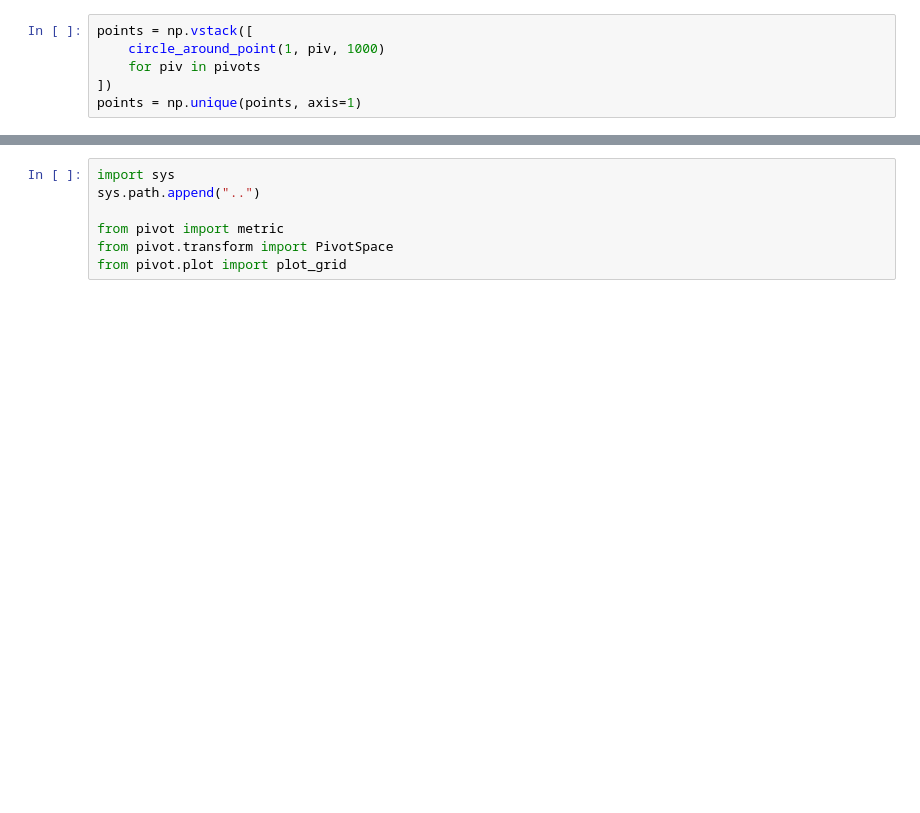
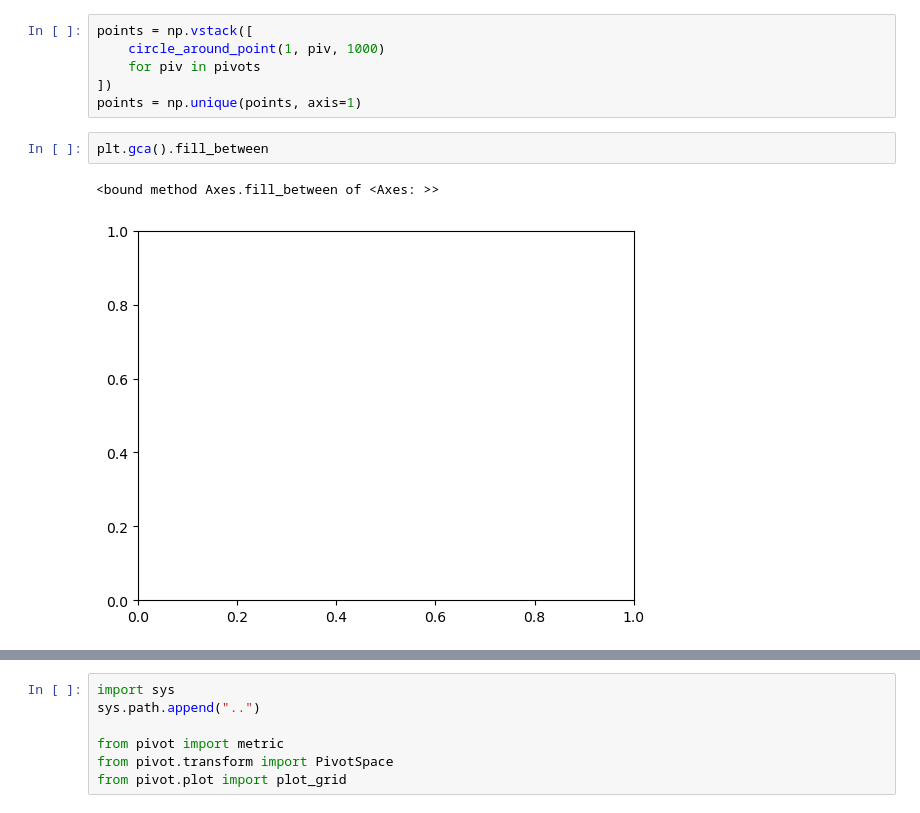
Before and after one commit to DimensionalScoop/metric_spaces, a Jupyter notebook: exploration/pivot_transform.ipynb, the cells around one changed output, grey strips where cells are left out. Saved outputs shown, nothing was run; the diff lists cells and outputs as text; blank space fills up the shorter version.

```diff
--- a/exploration/pivot_transform.ipynb
+++ b/exploration/pivot_transform.ipynb
@@ -144,4 +144,9 @@ points = np.vstack([
     for piv in pivots
 ])
 points = np.unique(points, axis=1)
+# %%
+plt.gca().fill_between
+# %% [output]
+<bound method Axes.fill_between of <Axes: >>
+[figure, added]
 # %%
```
Also changed, not shown: parts of 16 cells of this notebook.
